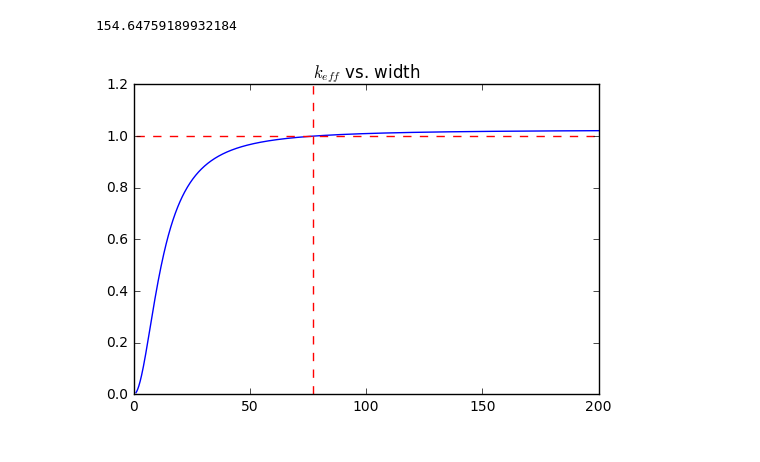
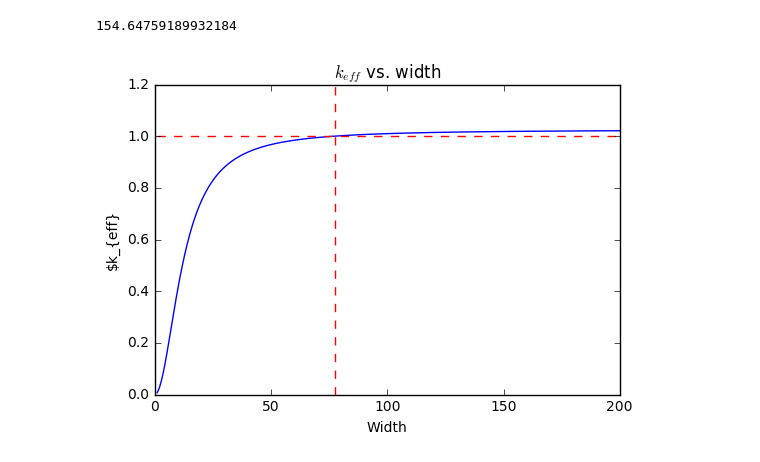
Before and after one commit to piovere/470-project-1, a Jupyter notebook: Project 2/P2_from_scratch.ipynb, the cells around one changed output. Drawn from its saved outputs; the diff is of its cells as text; code cells hidden in the pictures.

```diff
--- a/Project 2/P2_from_scratch.ipynb
+++ b/Project 2/P2_from_scratch.ipynb
@@ -80,7 +80,7 @@ def power(nodes, width, nusig=0.1570, absorption=0.1532, transfer=3.62e-2, min_e
         # solve for eigenvalue
         k_eff = k_eff_old * la.norm(np.multiply(flux, source)) / la.norm(np.multiply(flux_old, source))
 
-        # flux = flux / la.norm(flux)
+        flux = flux / la.norm(flux)
 
         flux_error = np.amax(abs((np.multiply(flux, source) - np.multiply(flux_old, source)) / np.multiply(flux, source)))
         k_eff_error = (abs((k_eff - k_eff_old) / k_eff))
@@ -104,13 +104,16 @@ analytic_critical_width
 # %%
 w = np.linspace(1., 200., 1000.)
 plt.plot(w, [power(10, x)[1] for x in w])
 plt.plot(w, [1. for x in w], 'r--')
 # plt.xscale("log")
 plt.axvline(analytic_critical_width / 2, color='r', linestyle='--')
 plt.title(r'$k_{eff}$ vs. width')
+plt.ylabel(r'$k_{eff}')
+plt.xlabel('Width')
+plt.savefig('images/k_eff_vs_width.png', dpi=1000)
 plt.show()
 # %% [output]
-[figure, old version]
+[figure, new version]
 # %%
 def critical_width(nodes, width):
     return True
```
Also changed, not shown: parts of 2 cells of this notebook, 2 other files.
